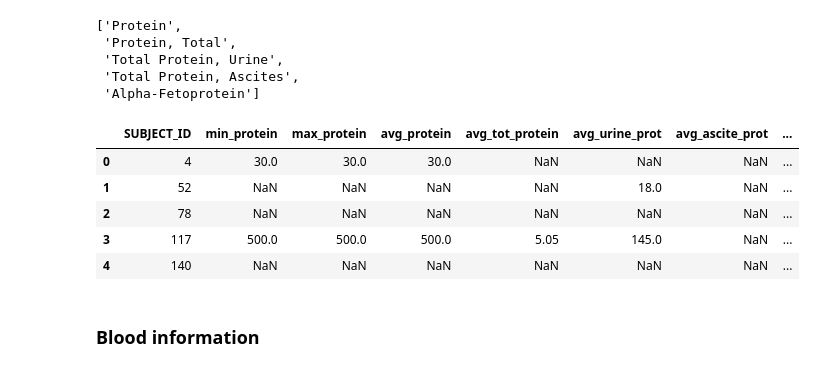
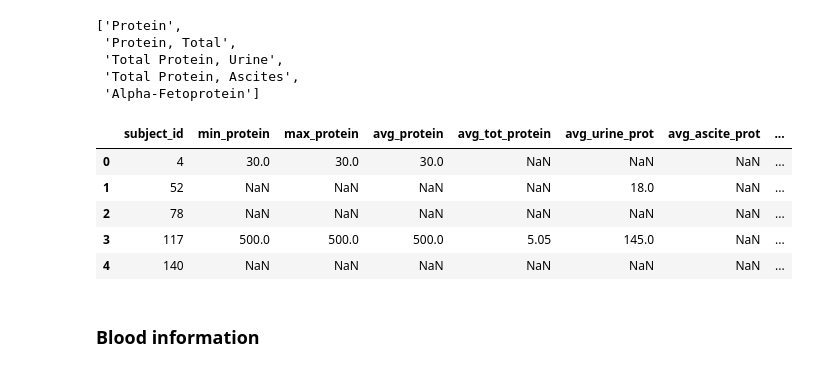
Before and after one commit to austnbell/PSN, a Jupyter notebook: dataPrep/extractLabEvents.ipynb, the cells around one changed output. Drawn from its saved outputs; the diff is of its cells as text; code cells hidden in the pictures.

```diff
--- a/dataPrep/extractLabEvents.ipynb
+++ b/dataPrep/extractLabEvents.ipynb
@@ -125,30 +125,30 @@ proteins
  'Alpha-Fetoprotein']
 # %%
 # min, max, and average for protein, but then just average for the rest
-q = """select A.SUBJECT_ID,
+q = """select A.subject_id,
 min(case when B.LABEL = 'Protein' then A.Valuenum else null end) as min_protein,
 max(case when B.LABEL = 'Protein' then A.Valuenum else null end) as max_protein,
 avg(case when B.LABEL = 'Protein' then A.Valuenum else null end) as avg_protein,
 
 avg(case when B.LABEL =  'Protein, Total' then A.Valuenum else null end) as avg_tot_protein,
 
 avg(case when B.LABEL =  'Total Protein, Urine' then A.Valuenum else null end) as avg_urine_prot,
 
 avg(case when B.LABEL =  'Total Protein, Ascites' then A.Valuenum else null end) as avg_ascite_prot,
 
 avg(case when B.LABEL =  'Alpha-Fetoprotein' then A.Valuenum else null end) as avg_fetoprotein,
 
 from `patient-similarity.mimic.labevents` as A
 left join `patient-similarity.mimic.d_labitems` as B
 using(ITEMID)
 where subject_id in (select subject_id from `patient-similarity.mimic.liver_pts`)
 and HADM_ID is not null and valuenum is not null
 group by subject_id
 order by subject_id"""
 proteins = pandas_gbq.read_gbq(q)
 proteins.head()
 # %% [output]
-|  | SUBJECT_ID | min_protein | max_protein | avg_protein | avg_tot_protein | avg_urine_prot | avg_ascite_prot | ... |
+|  | subject_id | min_protein | max_protein | avg_protein | avg_tot_protein | avg_urine_prot | avg_ascite_prot | ... |
 | 0 | 4 | 30.0 | 30.0 | 30.0 | NaN | NaN | NaN | ... |
 | 1 | 52 | NaN | NaN | NaN | NaN | 18.0 | NaN | ... |
 | 2 | 78 | NaN | NaN | NaN | NaN | NaN | NaN | ... |
```
Also changed, not shown: parts of 14 cells of this notebook, 13 other files.
